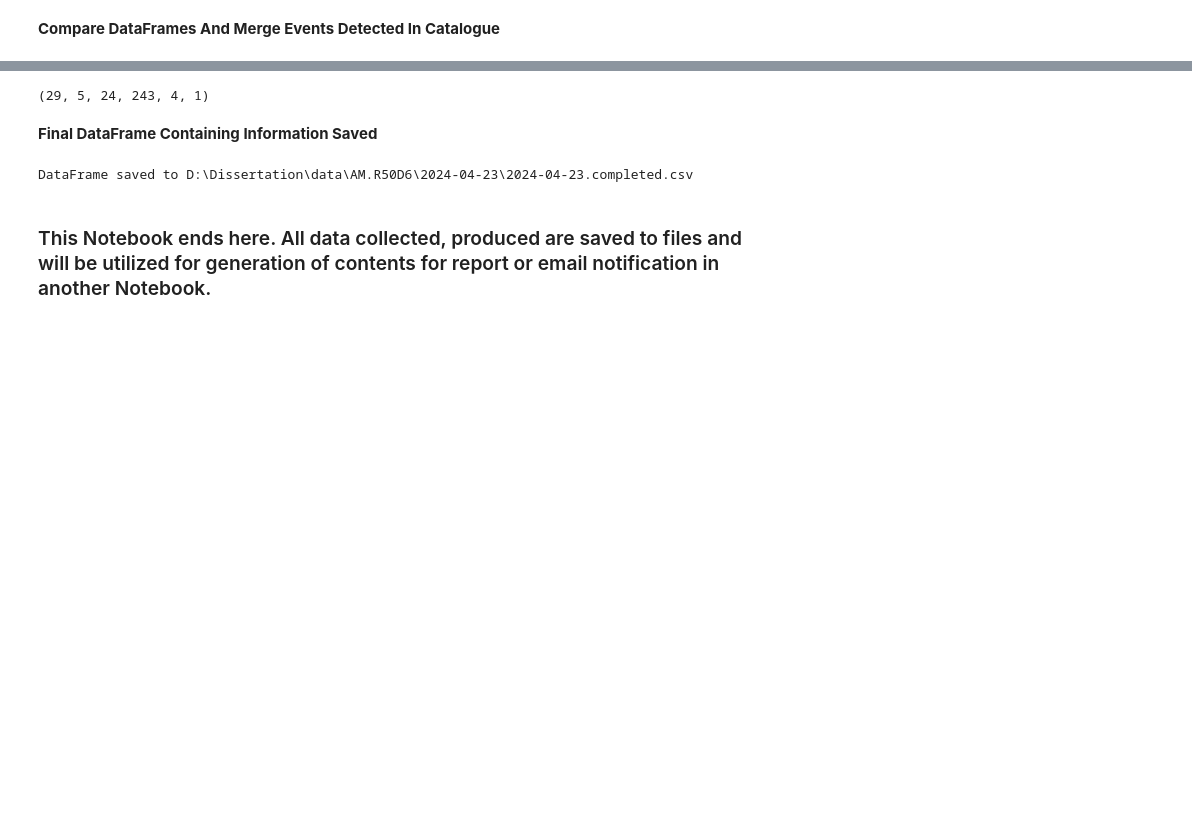
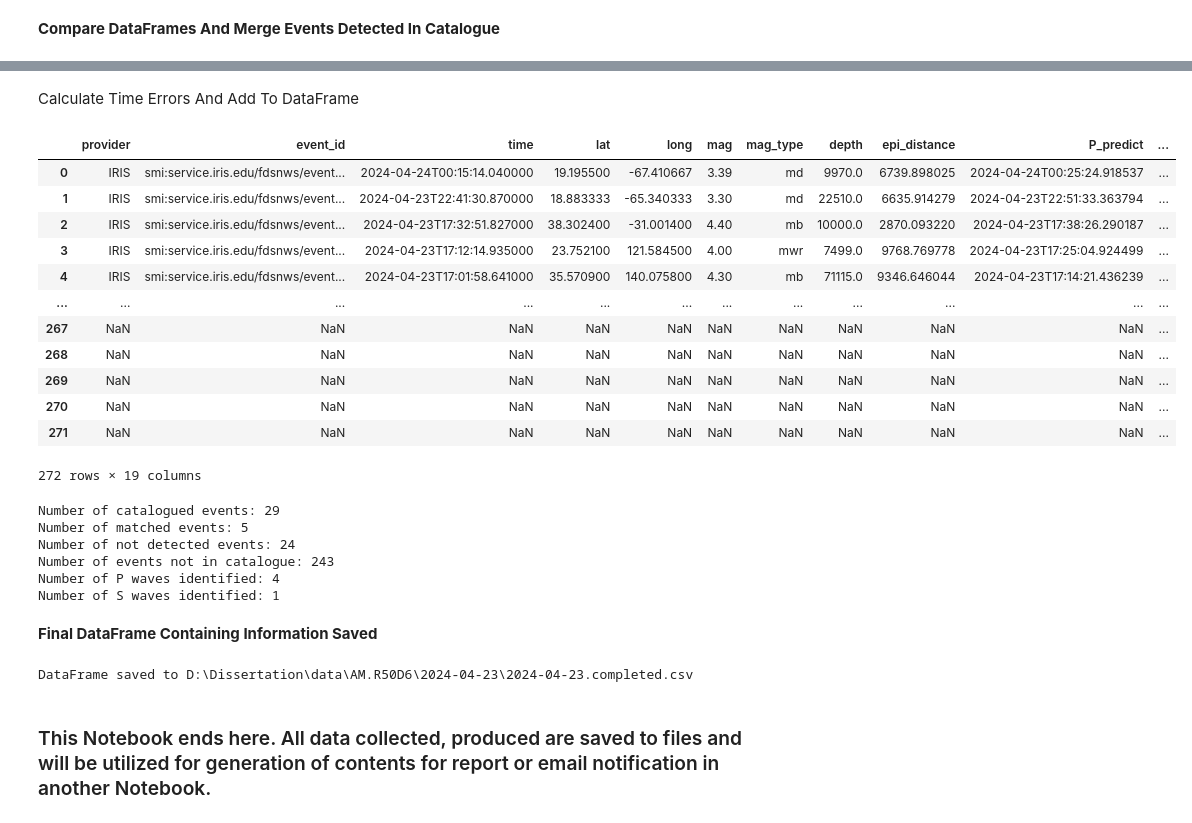
Before and after one commit to QingyuanZhangTony/Earthquake-Identification-And-Notification, a Jupyter notebook: main.ipynb, the cells around one changed output, grey strips where cells are left out. Cells and saved outputs as stored; diff of their text form; code cells hidden in the pictures; blank space fills up the shorter version.

```diff
--- a/main.ipynb
+++ b/main.ipynb
@@ -194,7 +194,37 @@ result_df
+# %% [markdown]
+Calculate Time Errors And Add To DataFrame
+# %%
+result_df = add_time_error_columns(matched_df)
+result_df
+# %% [output]
+|  | provider | event_id | time | lat | long | mag | mag_type | depth | epi_distance | P_predict | ... |
+| 0 | IRIS | smi:service.iris.edu/fdsnws/event... | 2024-04-24T00:15:14.040000 | 19.195500 | -67.410667 | 3.39 | md | 9970.0 | 6739.898025 | 2024-04-24T00:25:24.918537 | ... |
+| 1 | IRIS | smi:service.iris.edu/fdsnws/event... | 2024-04-23T22:41:30.870000 | 18.883333 | -65.340333 | 3.30 | md | 22510.0 | 6635.914279 | 2024-04-23T22:51:33.363794 | ... |
+| 2 | IRIS | smi:service.iris.edu/fdsnws/event... | 2024-04-23T17:32:51.827000 | 38.302400 | -31.001400 | 4.40 | mb | 10000.0 | 2870.093220 | 2024-04-23T17:38:26.290187 | ... |
+| 3 | IRIS | smi:service.iris.edu/fdsnws/event... | 2024-04-23T17:12:14.935000 | 23.752100 | 121.584500 | 4.00 | mwr | 7499.0 | 9768.769778 | 2024-04-23T17:25:04.924499 | ... |
+| 4 | IRIS | smi:service.iris.edu/fdsnws/event... | 2024-04-23T17:01:58.641000 | 35.570900 | 140.075800 | 4.30 | mb | 71115.0 | 9346.646044 | 2024-04-23T17:14:21.436239 | ... |
+| ... | ... | ... | ... | ... | ... | ... | ... | ... | ... | ... | ... |
+| 267 | NaN | NaN | NaN | NaN | NaN | NaN | NaN | NaN | NaN | NaN | ... |
+| 268 | NaN | NaN | NaN | NaN | NaN | NaN | NaN | NaN | NaN | NaN | ... |
+| 269 | NaN | NaN | NaN | NaN | NaN | NaN | NaN | NaN | NaN | NaN | ... |
+| 270 | NaN | NaN | NaN | NaN | NaN | NaN | NaN | NaN | NaN | NaN | ... |
+| 271 | NaN | NaN | NaN | NaN | NaN | NaN | NaN | NaN | NaN | NaN | ... |
+272 rows × 19 columns
 # %%
-calculate_matching_stats(result_df)
+stats = calculate_matching_stats(result_df)
+print(f"Number of catalogued events: {stats[0]}")
+print(f"Number of matched events: {stats[1]}")
+print(f"Number of not detected events: {stats[2]}")
+print(f"Number of events not in catalogue: {stats[3]}")
+print(f"Number of P waves identified: {stats[4]}")
+print(f"Number of S waves identified: {stats[5]}")
 # %% [output]
-(29, 5, 24, 243, 4, 1)
+Number of catalogued events: 29
+Number of matched events: 5
+Number of not detected events: 24
+Number of events not in catalogue: 243
+Number of P waves identified: 4
+Number of S waves identified: 1
 # %% [markdown]
 **Final DataFrame Containing Information Saved**
 # %%
```
Also changed, not shown: parts of 4 cells of this notebook, 5 other files.
